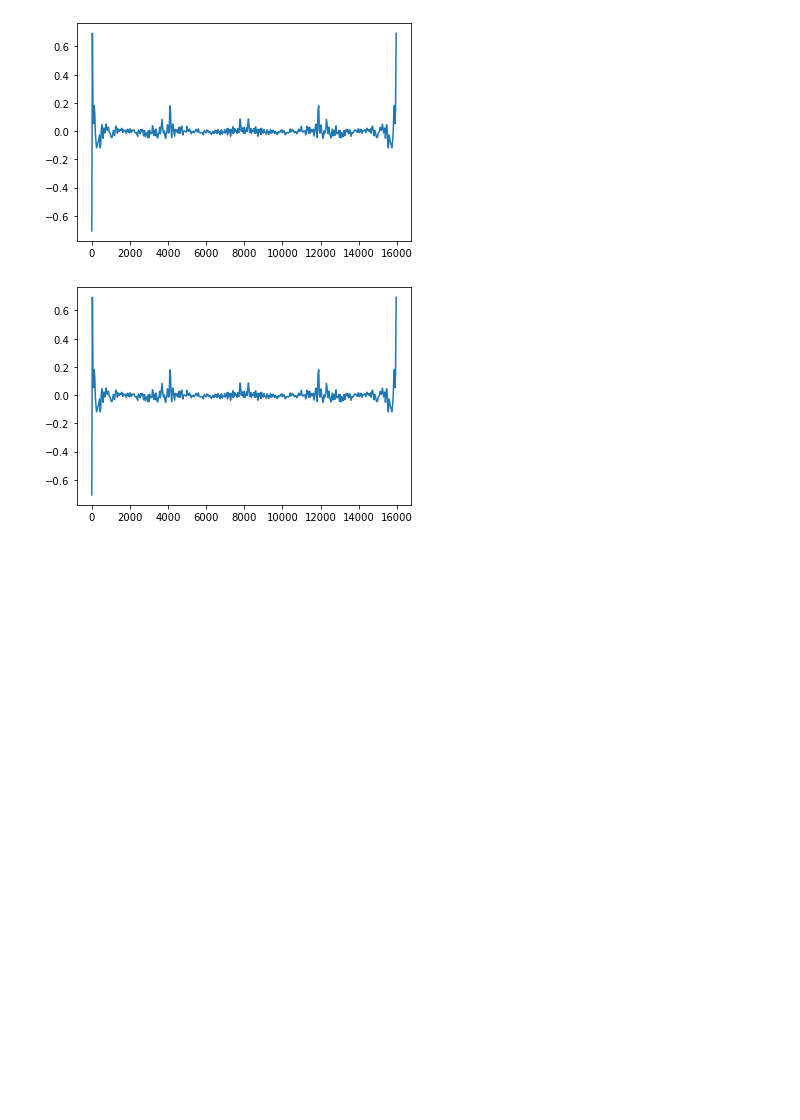
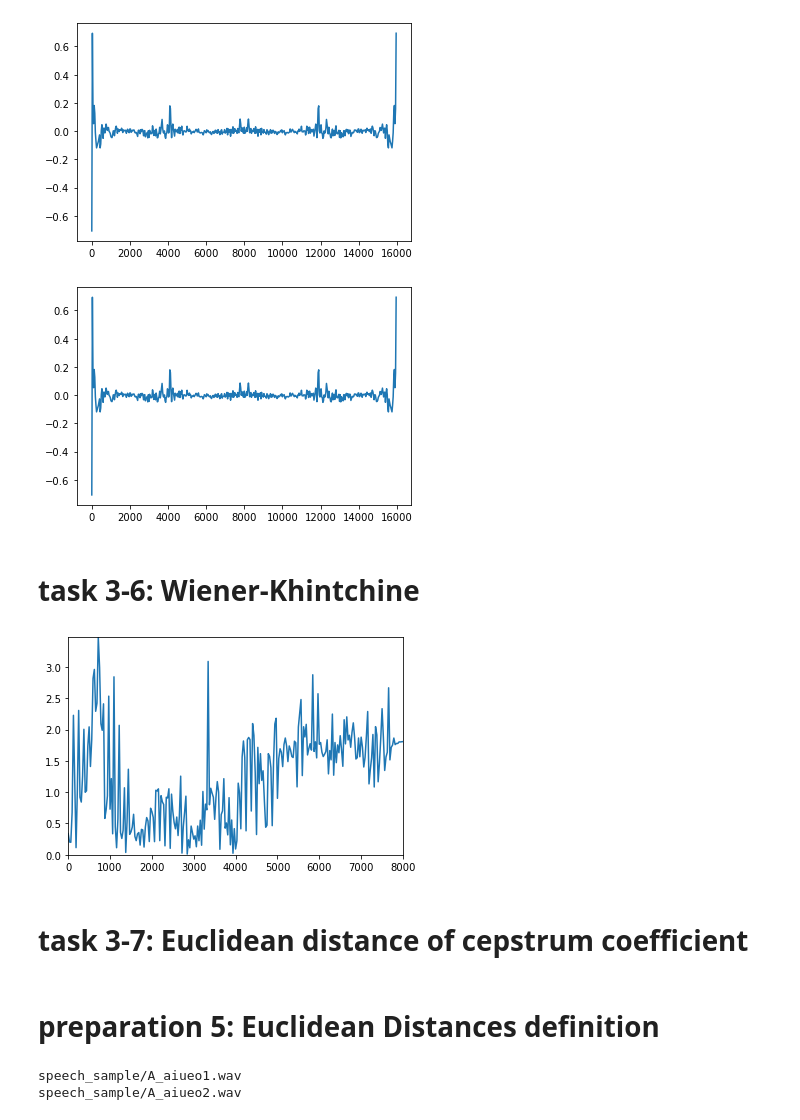
Before and after one commit to yemaozi88/speech_recognition_1, a Jupyter notebook: B3_1_takkan.ipynb, the cells around one changed output. Drawn from its saved outputs; the diff is of its cells as text; code cells hidden in the pictures; blank space fills up the shorter version.

Commit message:
add euclid distances

```diff
--- a/B3_1_takkan.ipynb
+++ b/B3_1_takkan.ipynb
@@ -273,3 +295,19 @@ plt.show()
 # %% [output]
 [figure]
 [figure]
+# %% [markdown]
+# task 3-6: Wiener-Khintchine
+# %%
+Wiener_data = np.log10(np.real(np.abs(fft_data_ori)**2))
+Wiener_freq = np.arange(len(Wiener_data)) * fs / len(Wiener_data)
+
+plt.plot(Wiener_freq,abs(np.array(Wiener_data)))
+plt.axis([0,fs/2,0,max(abs(np.array(Wiener_data)))])
+
+plt.show()
+# %% [output]
+[figure, added]
+# %% [markdown]
+# task 3-7: Euclidean distance of cepstrum coefficient
+# %% [markdown]
+# preparation 5: Euclidean Distances definition
@@ -275,0 +320,37 @@ plt.show()
+# %%
+wav_file_1 = os.path.join(speech_sample_dir, 'A_aiueo1.wav')
+print(wav_file_1)
+
+with open(wav_file_1, mode='rb') as f:
+    content_1 = f.read()
+
+wav_file_2 = os.path.join(speech_sample_dir, 'A_aiueo2.wav')
+print(wav_file_2)
+
+with open(wav_file_2, mode='rb') as f:
+    content_2 = f.read()
+
+data_1 = []
+for i in range(0, int(len(content_1[44:])), 2):
+    s1 = content_1[44 + i]
+    s2 = content_1[44 + i + 1]
+    left_b = s2 << 8
+    right_b = s1
+    s = (left_b | right_b)
+    if s > 32767:
+        s = s - 65536
+    data_1.append(s)
+
+data_2 = []
+for i in range(0, int(len(content_2[44:])), 2):
+    s1 = content_2[44 + i]
+    s2 = content_2[44 + i + 1]
+    left_b = s2 << 8
+    right_b = s1
+    s = (left_b | right_b)
+    if s > 32767:
+        s = s - 65536
+    data_2.append(s)
+# %% [output]
+speech_sample/A_aiueo1.wav
+speech_sample/A_aiueo2.wav
```
Also changed, not shown: parts of 14 cells of this notebook.
